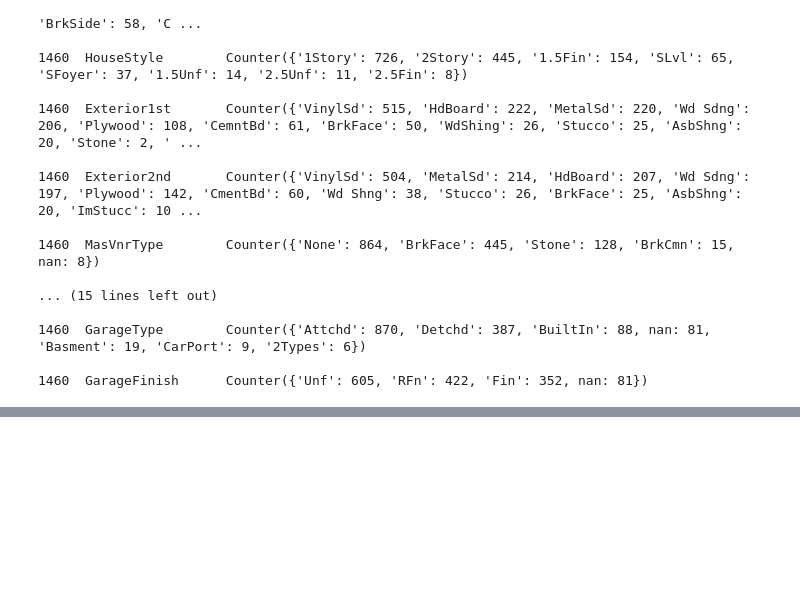
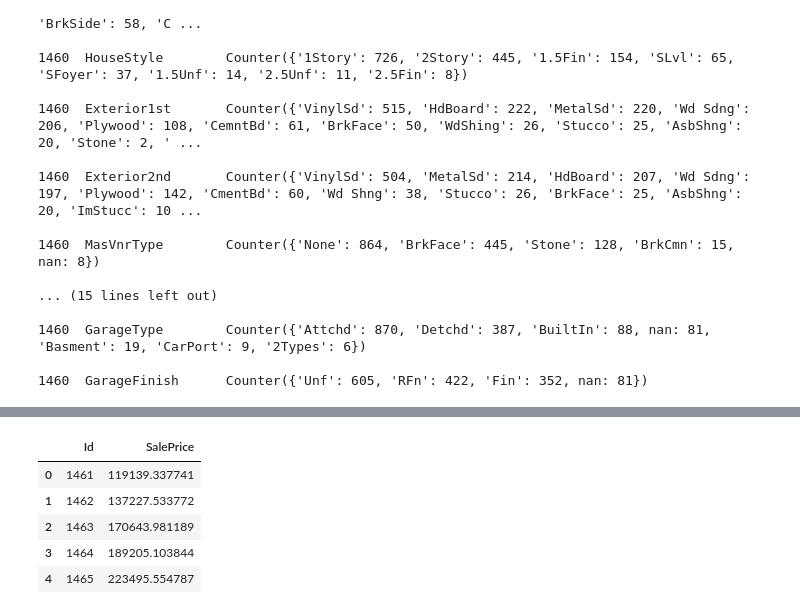
Before and after one commit to ketansahils/HousePricesAdvRegressionTech, a Jupyter notebook: housing_prices.ipynb, the cells around one changed output, grey strips where cells are left out. Drawn from its saved outputs; the diff is of its cells as text; code cells hidden in the pictures; blank space fills up the shorter version.

```diff
--- a/housing_prices.ipynb
+++ b/housing_prices.ipynb
@@ -237,0 +305,13 @@ for i,j in k.iteritems():
+# %%
+result = reg.predict(newt)
+# %%
+resultdf = pd.DataFrame({'Id' : pd.Series(test.Id), 'SalePrice' : pd.Series(result)})
+# %%
+resultdf.head()
+# %% [output]
+|  | Id | SalePrice |
+| 0 | 1461 | 119139.337741 |
+| 1 | 1462 | 137227.533772 |
+| 2 | 1463 | 170643.981189 |
+| 3 | 1464 | 189205.103844 |
+| 4 | 1465 | 223495.554787 |
```
Also changed, not shown: parts of 16 cells of this notebook.
